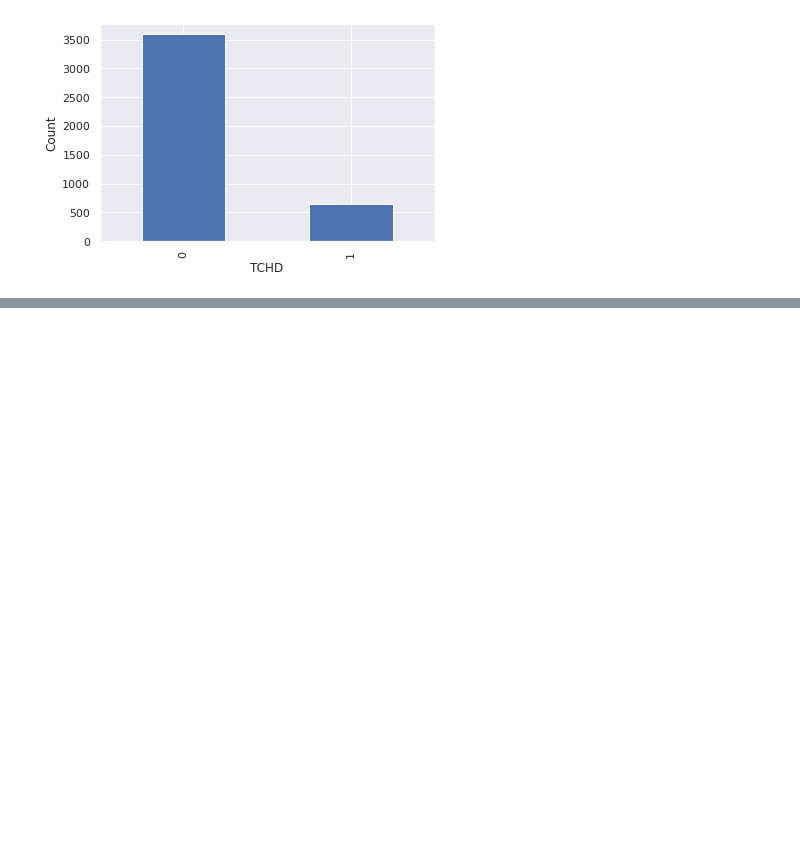
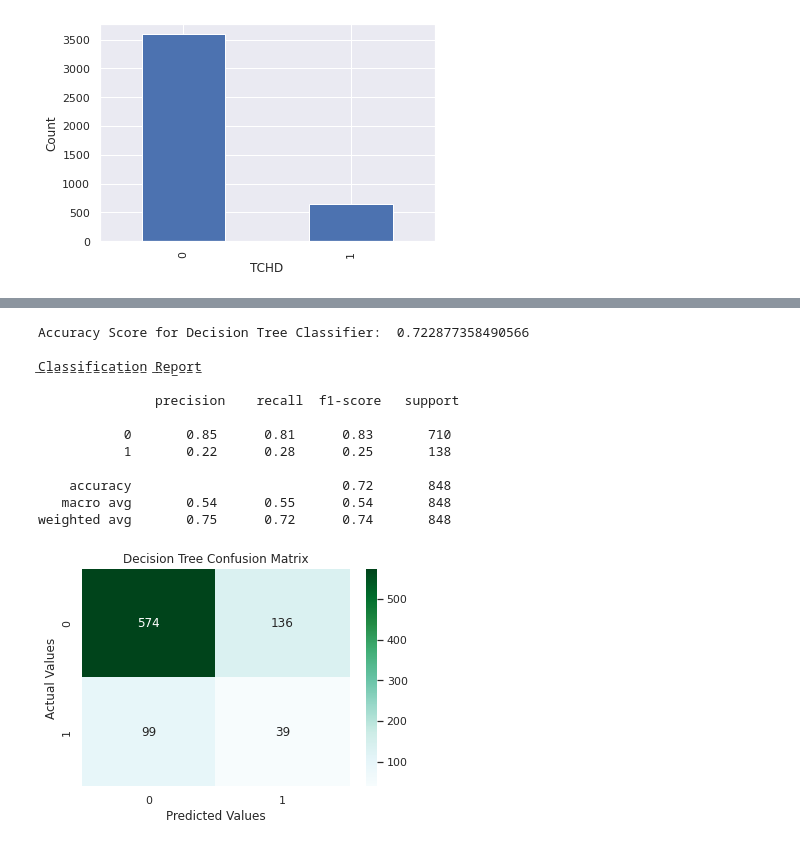
Before and after one commit to Manoj1247/HeartDiseaseClassification, a Jupyter notebook: HeartDiseaseClassification.ipynb, the cells around one changed output, grey strips where cells are left out. Saved outputs shown, nothing was run; the diff lists cells and outputs as text; code cells hidden in the pictures; blank space fills up the shorter version.

```diff
--- a/HeartDiseaseClassification.ipynb
+++ b/HeartDiseaseClassification.ipynb
@@ -241,0 +250,22 @@ weighted avg       0.85      0.85      0.85      1438
+# %%
+#Implementing DecisionTree model
+from sklearn.tree import DecisionTreeRegressor
+tree_reg = DecisionTreeRegressor(random_state = 0)
+tree_reg.fit(X_train, y_train)
+y_pred_dt = tree_reg.predict(X_test)
+print('Accuracy Score for Decision Tree Classifier: ',accuracy_score(y_test,y_pred_dt))
+cm_dt= plot_confusion_matrix(y_test, y_pred_dt, 'Decision Tree Confusion Matrix')
+# %% [output]
+Accuracy Score for Decision Tree Classifier:  0.722877358490566
+
+̲C̲l̲a̲s̲s̲i̲f̲i̲c̲a̲t̲i̲o̲n̲ ̲R̲e̲p̲o̲r̲t̲
+
+               precision    recall  f1-score   support
+
+           0       0.85      0.81      0.83       710
+           1       0.22      0.28      0.25       138
+
+    accuracy                           0.72       848
+   macro avg       0.54      0.55      0.54       848
+weighted avg       0.75      0.72      0.74       848
+[figure, added]
```
Also changed, not shown: parts of 9 cells of this notebook, 1 other file.
